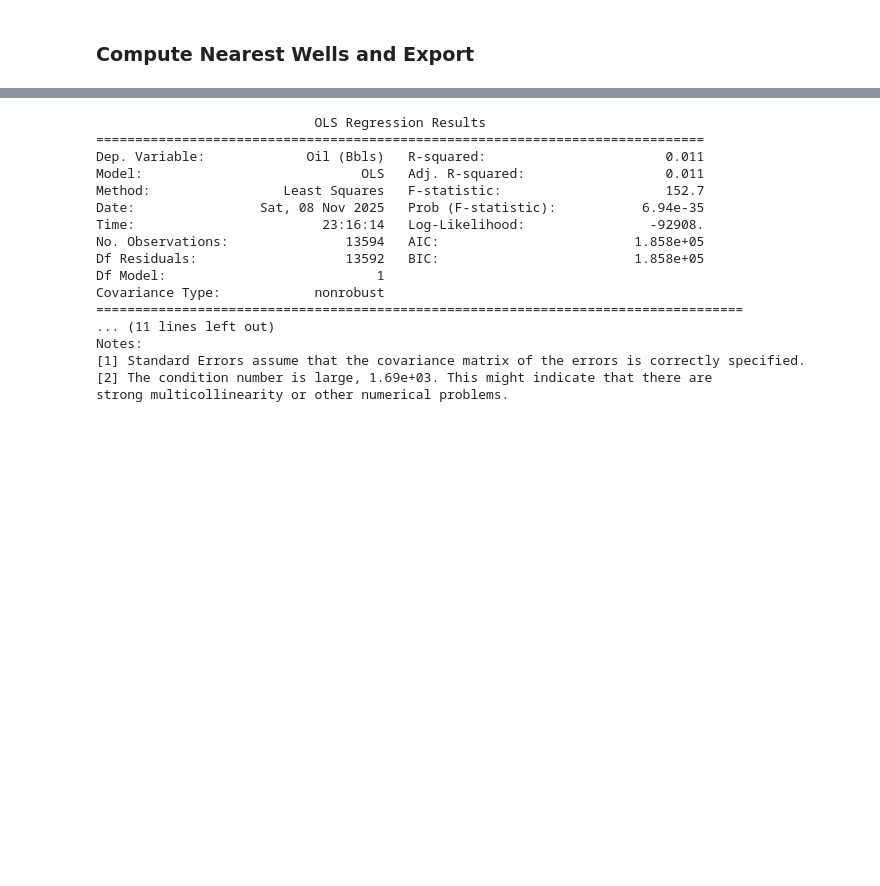
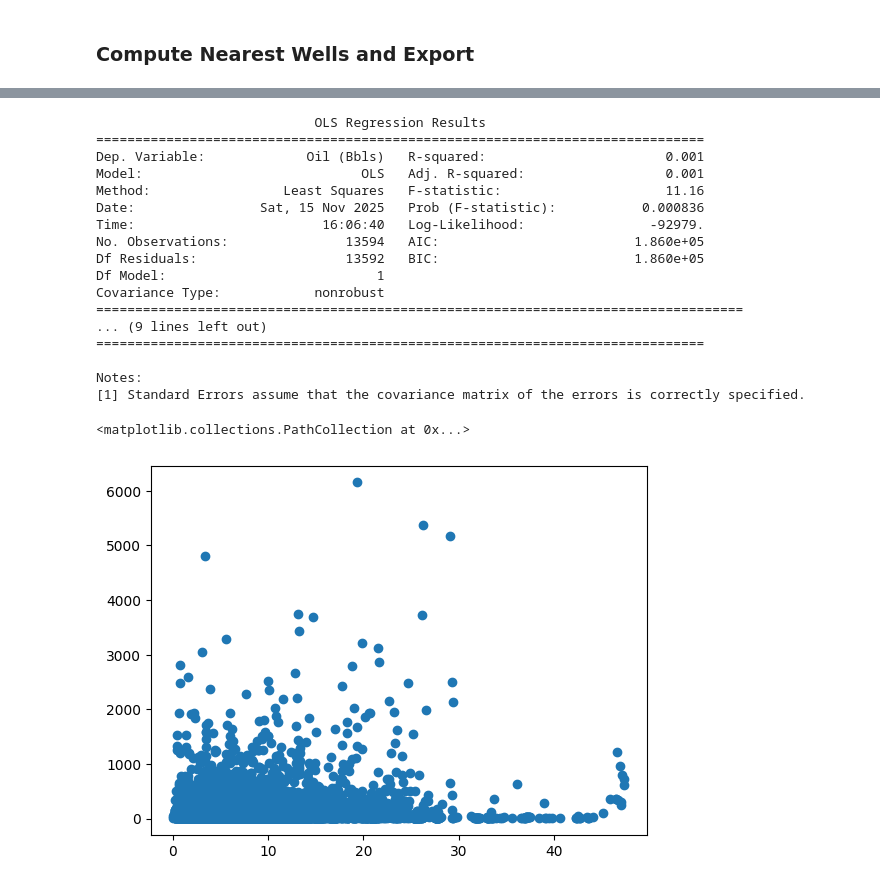
Before and after one commit to wfsutto/Two-Birds-One-Stonebridge, a Jupyter notebook: notebooks/distance_analysis.ipynb, the cells around one changed output, grey strips where cells are left out. Saved outputs shown, nothing was run; the diff lists cells and outputs as text; code cells hidden in the pictures; blank space fills up the shorter version.

```diff
--- a/notebooks/distance_analysis.ipynb
+++ b/notebooks/distance_analysis.ipynb
@@ -123,6 +224,6 @@ strong multicollinearity or other numerical problems.
 # %%
 # Same thing for oil production
-distance_data = pd.read_csv('../data/distance/well_to_nearest_saltwater.csv')
+distance_data = pd.read_csv('../data/distance/well_to_nearest_saltwater_updated.csv')
 production_data = pd.read_csv('../data/final/annual_production_final.csv')
 regression_data = pd.merge(distance_data, production_data, left_on='API WELL NUMBER', right_on='API Number')
 
@@ -136,18 +237,23 @@ print(model.summary())
 # %% [output]
                             OLS Regression Results
 ==============================================================================
-Dep. Variable:             Oil (Bbls)   R-squared:                       0.011
-Model:                            OLS   Adj. R-squared:                  0.011
-Method:                 Least Squares   F-statistic:                     152.7
-Date:                Sat, 08 Nov 2025   Prob (F-statistic):           6.94e-35
-Time:                        23:16:14   Log-Likelihood:                -92908.
-No. Observations:               13594   AIC:                         1.858e+05
-Df Residuals:                   13592   BIC:                         1.858e+05
+Dep. Variable:             Oil (Bbls)   R-squared:                       0.001
+Model:                            OLS   Adj. R-squared:                  0.001
+Method:                 Least Squares   F-statistic:                     11.16
+Date:                Sat, 15 Nov 2025   Prob (F-statistic):           0.000836
+Time:                        16:06:40   Log-Likelihood:                -92979.
+No. Observations:               13594   AIC:                         1.860e+05
+Df Residuals:                   13592   BIC:                         1.860e+05
 Df Model:                           1
 Covariance Type:            nonrobust
 ===================================================================================
-... (11 lines left out)
+... (9 lines left out)
+==============================================================================
+
 Notes:
 [1] Standard Errors assume that the covariance matrix of the errors is correctly specified.
-[2] The condition number is large, 1.69e+03. This might indicate that there are
-strong multicollinearity or other numerical problems.
+# %%
+plt.scatter(regression_data['Nearest_SWIW_km'], regression_data['Oil (Bbls)'])
+# %% [output]
+<matplotlib.collections.PathCollection at 0x...>
+[figure, added]
```
Also changed, not shown: parts of 11 cells of this notebook, 3 other files.
